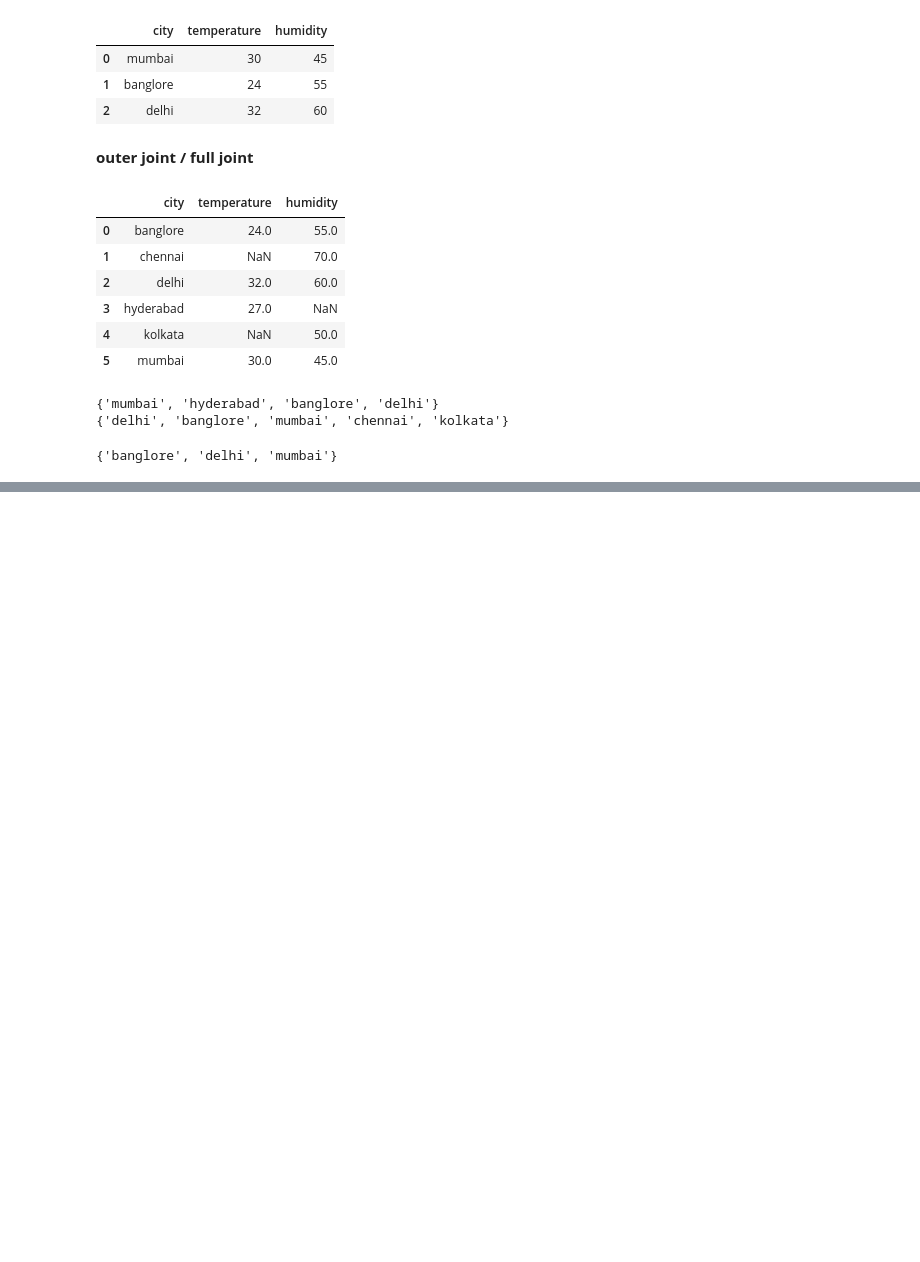
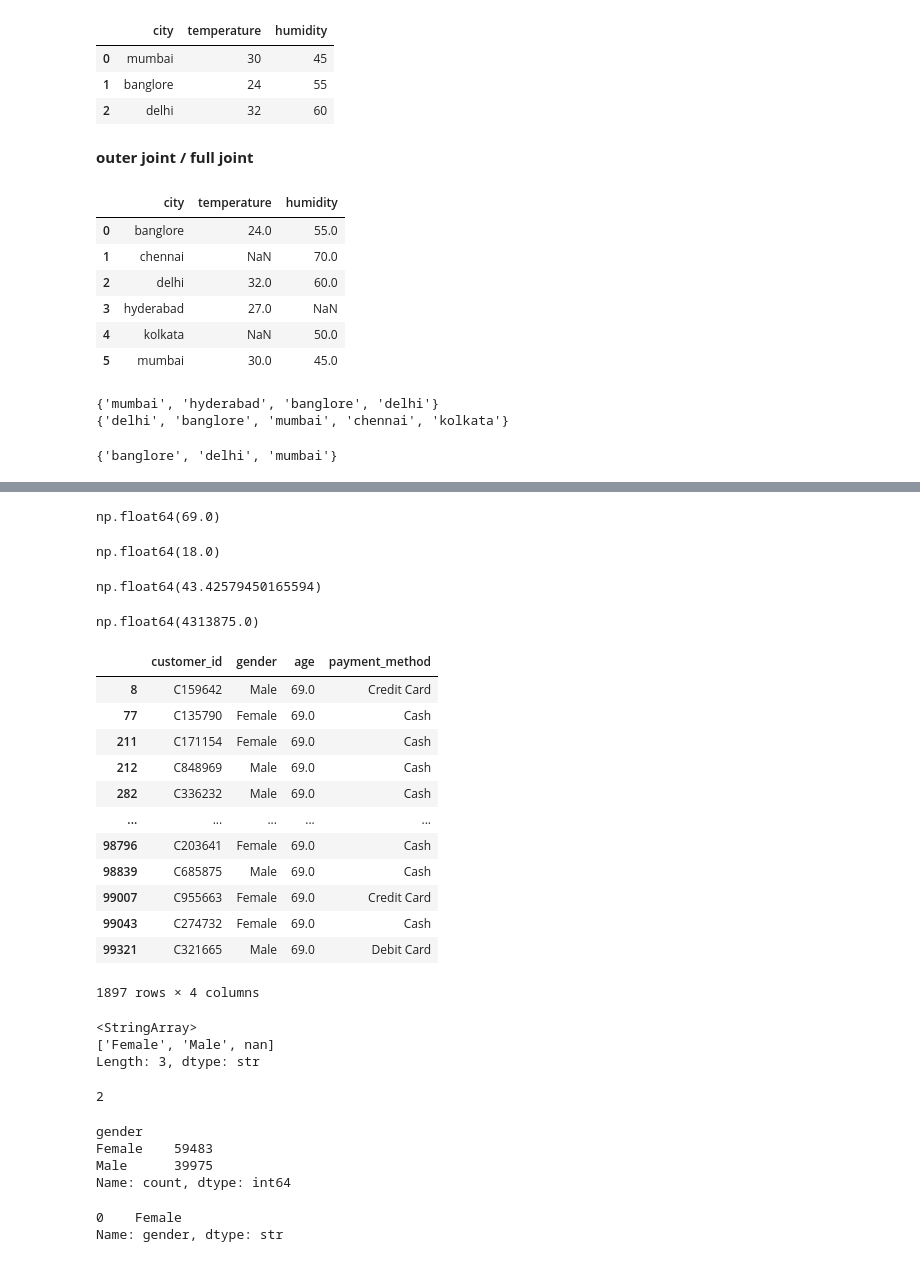
Before and after one commit to swaraj-shejul/python-foundation, a Jupyter notebook: Pandas_DataFrame_2D.ipynb, the cells around one changed output, grey strips where cells are left out. Drawn from its saved outputs; the diff is of its cells as text; code cells hidden in the pictures; blank space fills up the shorter version.

```diff
--- a/Pandas_DataFrame_2D.ipynb
+++ b/Pandas_DataFrame_2D.ipynb
@@ -731,0 +1067,56 @@ Note: you may need to restart the kernel to use updated packages.
+# %%
+cd['age'].max()
+# %% [output]
+np.float64(69.0)
+# %%
+cd['age'].min()
+# %% [output]
+np.float64(18.0)
+# %%
+cd['age'].mean()
+# %% [output]
+np.float64(43.42579450165594)
+# %%
+cd['age'].sum()
+# %% [output]
+np.float64(4313875.0)
+# %%
+# extract the record where the age is maximum
+
+cd[cd['age'] == cd['age'].max()]
+# %% [output]
+|  | customer_id | gender | age | payment_method |
+| 8 | C159642 | Male | 69.0 | Credit Card |
+| 77 | C135790 | Female | 69.0 | Cash |
+| 211 | C171154 | Female | 69.0 | Cash |
+| 212 | C848969 | Male | 69.0 | Cash |
+| 282 | C336232 | Male | 69.0 | Cash |
+| ... | ... | ... | ... | ... |
+| 98796 | C203641 | Female | 69.0 | Cash |
+| 98839 | C685875 | Male | 69.0 | Cash |
+| 99007 | C955663 | Female | 69.0 | Credit Card |
+| 99043 | C274732 | Female | 69.0 | Cash |
+| 99321 | C321665 | Male | 69.0 | Debit Card |
+1897 rows × 4 columns
+# %%
+cd["gender"].unique()
+# %% [output]
+<StringArray>
+['Female', 'Male', nan]
+Length: 3, dtype: str
+# %%
+cd["gender"].nunique()
+# %% [output]
+2
+# %%
+cd["gender"].value_counts()
+# %% [output]
+gender
+Female    59483
+Male      39975
+Name: count, dtype: int64
+# %%
+cd["gender"].mode()
+# %% [output]
+0    Female
+Name: gender, dtype: str
```
Also changed, not shown: parts of 65 cells of this notebook.
